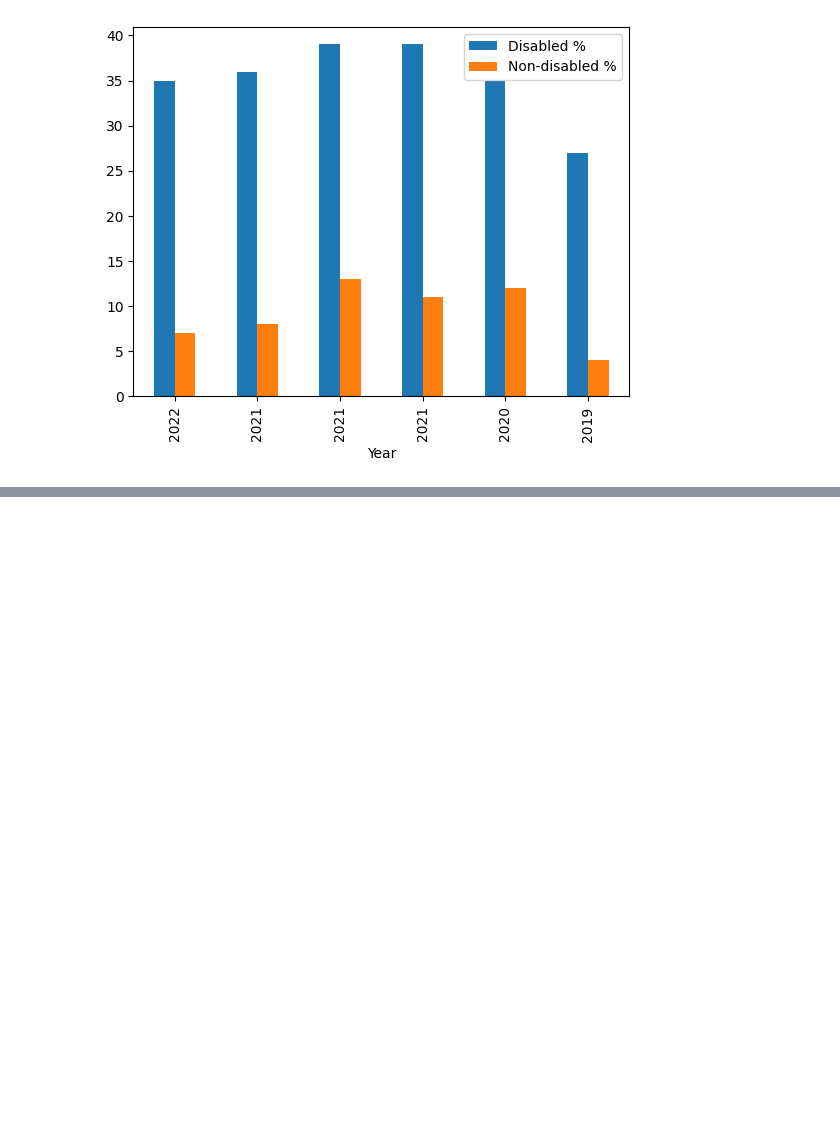
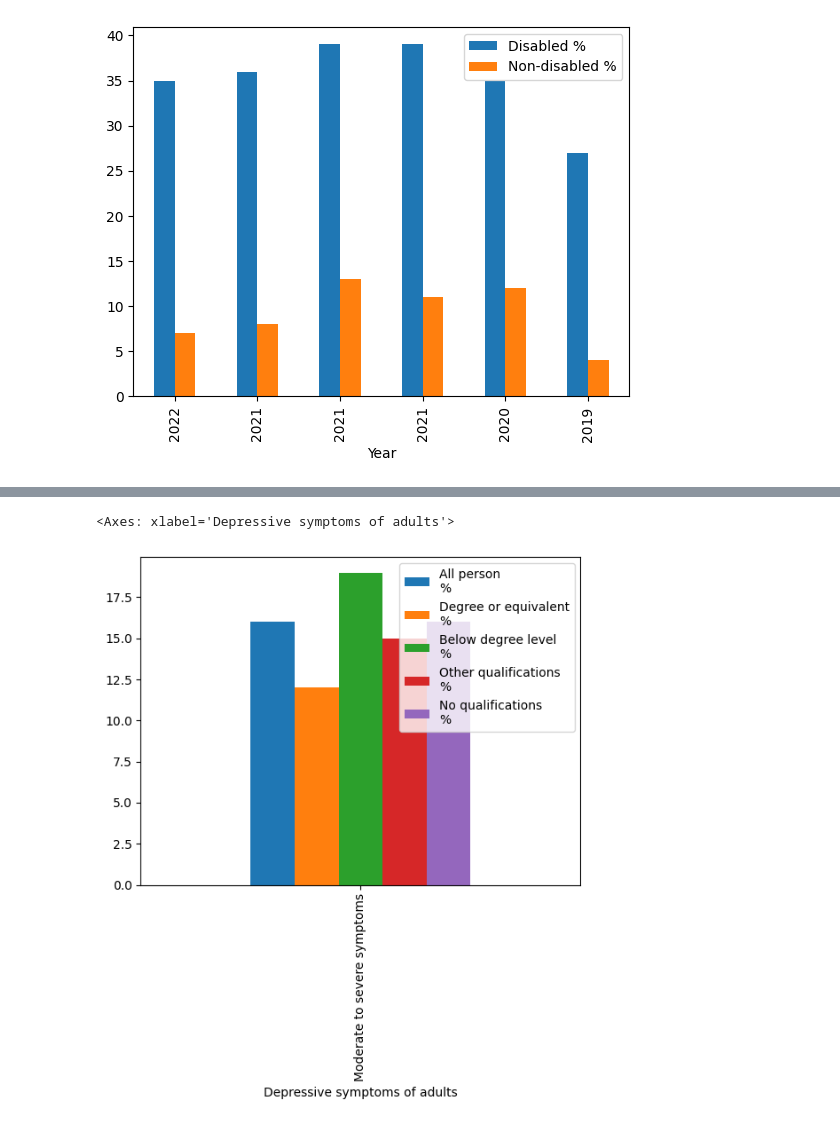
Before and after one commit to NabilahYK/PROGRAMMING-EXAM2, a Jupyter notebook: ProgrammingExam2.ipynb, the cells around one changed output, grey strips where cells are left out. Cells and saved outputs as stored; diff of their text form; code cells hidden in the pictures; blank space fills up the shorter version.

```diff
--- a/ProgrammingExam2.ipynb
+++ b/ProgrammingExam2.ipynb
@@ -788,0 +838,15 @@ Disability.plot.bar()
+# %%
+df17 = pd.read_excel ("/content/drive/MyDrive/referencetablescoldepressionfinal0612.xlsx", header=[0], index_col=[0])
+df17 = pd.read_excel("/content/drive/MyDrive/referencetablescoldepressionfinal0612.xlsx",sheet_name="4.2", index_col = None,
+              skiprows = 12, nrows=2, usecols = 'A:F')
+df17
+
+df17.set_index('Depressive symptoms of adults', inplace=True, drop=False)
+df17
+
+
+df17.drop(columns=['Depressive symptoms of adults'], inplace=True)
+df17
+
+df17= df17.drop(df17.index[0])
+df17
@@ -788,0 +857,5 @@ Disability.plot.bar()
+# %%
+df17.plot.bar()
+# %% [output]
+<Axes: xlabel='Depressive symptoms of adults'>
+[figure, added]
```
Also changed, not shown: parts of 8 cells of this notebook.
